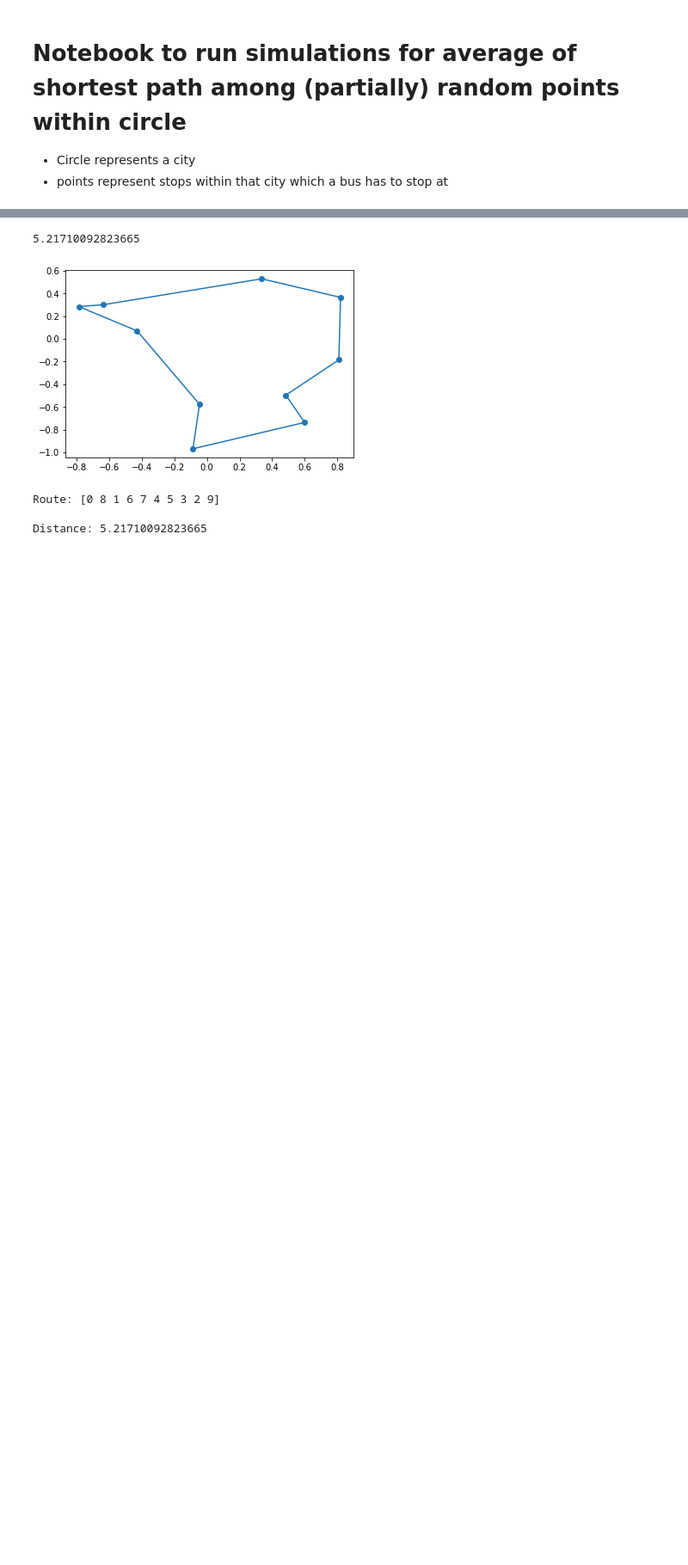
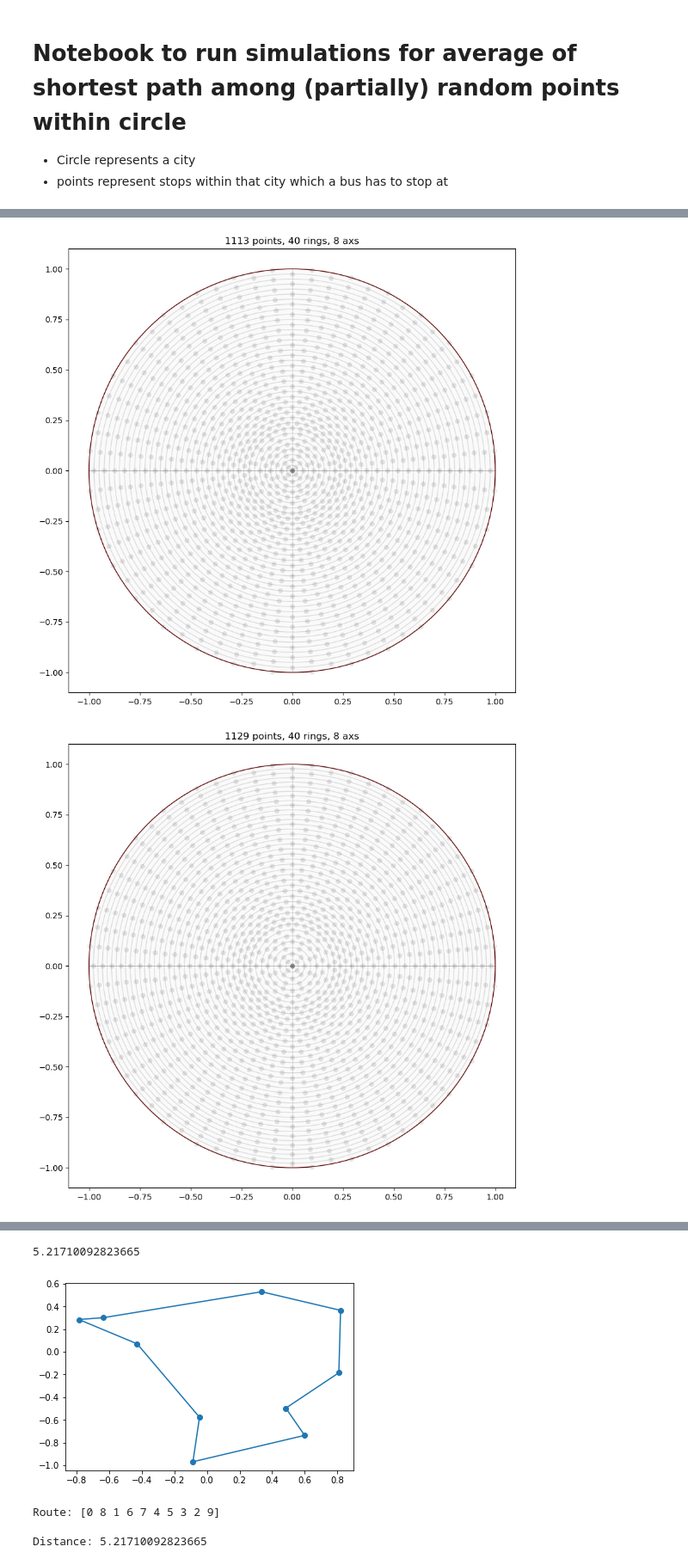
Before and after one commit to maximylius/drt_guesstimates, a Jupyter notebook: circleDistance.ipynb, the cells around one changed output, grey strips where cells are left out. Shown at 86% size. Cells and saved outputs as stored; diff of their text form; code cells hidden in the pictures; blank space fills up the shorter version.

Commit message:
added function to distribute points evenly among circle with rings

```diff
--- a/circleDistance.ipynb
+++ b/circleDistance.ipynb
@@ -8,0 +110,10 @@ import matplotlib.pyplot as plt
+# %%
+# scales with
+# pts_in_shp = c_pts_in_shp(d_rings_scale=lambda r_i,e=2.5: ((r_i+1)**e -1.0)/((1+1)**e -1.0), n_pts_ring_f=lambda r_i:4*2**(int(r_i > .05)+int(r_i > .1)+int(r_i > .2)))
+pts_in_shp = c_pts_in_shp(d_rings_scale=lambda r_i,e=0.9: ((r_i+1)**e -1.0)/((1+1)**e -1.0), n_pts_ring_f=lambda r_i:4*2**(int(r_i > .05)+int(r_i > .1)+int(r_i > .2)), n_rings=40)
+pts_in_shp = c_pts_in_shp(d_rings_scale=lambda r_i,e=0.5: ((r_i+1)**e -1.0)/((1+1)**e -1.0), n_pts_ring_f=lambda r_i:4*2**(int(r_i > .05)+int(r_i > .1)+int(r_i > .2)), n_rings=40)
+pts_in_shp = c_pts_in_shp(d_rings_scale=lambda r_i,e=0.5: ((r_i+1)**e -1.0)/((1+1)**e -1.0), n_pts_ring_f=lambda r_i:4*2**(int(r_i > .05)+int(r_i > .1)+int(r_i > .2)))
+# pts_in_shp = c_pts_in_shp(d_rings_scale=lambda r_i,e=1.5: ((r_i+1)**e -1.0)/((1+1)**e -1.0), n_pts_ring_f=lambda r_i:48)
+# %% [output]
+[figure, added]
+[figure, added]
```
Also changed, not shown: parts of 7 cells of this notebook.
